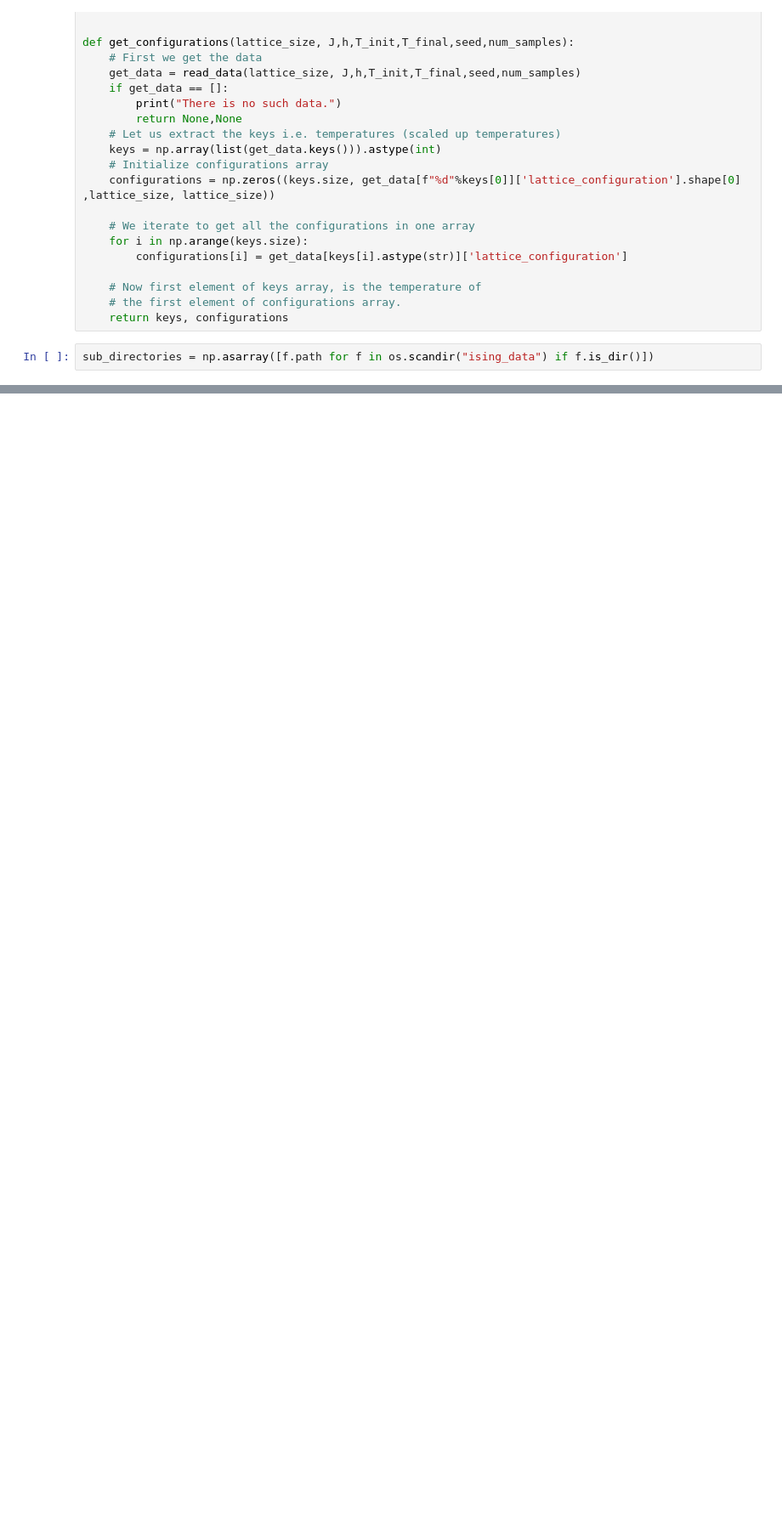
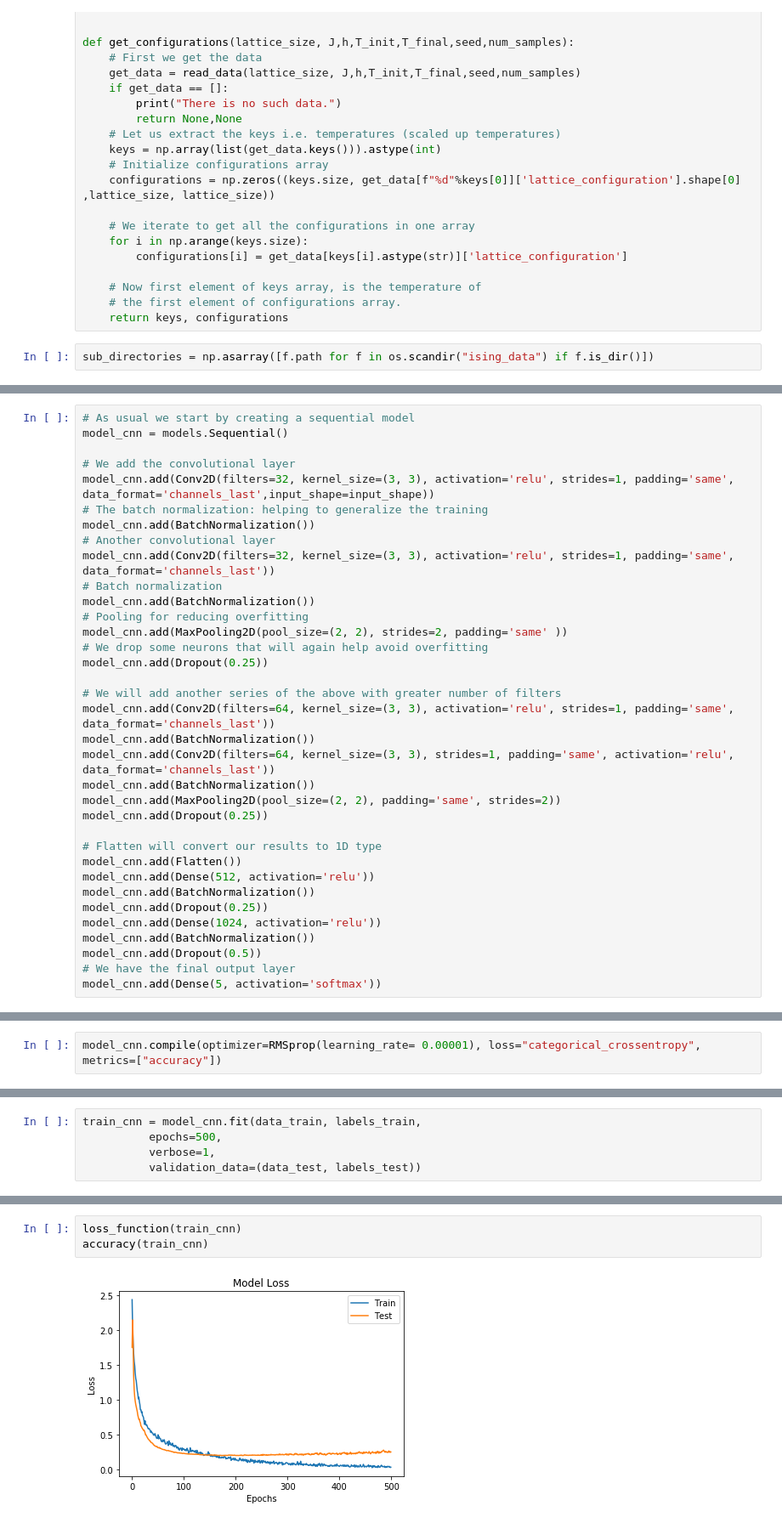
Before and after one commit to DisQS/MachineLearning-IsingModel2D, a Jupyter notebook: MachineLearning-IsingModel2D_Neural_Net.ipynb, the cells around one changed output, grey strips where cells are left out. Shown at 85% size. Cells and saved outputs as stored; diff of their text form; blank space fills up the shorter version.

```diff
--- a/MachineLearning-IsingModel2D_Neural_Net.ipynb
+++ b/MachineLearning-IsingModel2D_Neural_Net.ipynb
@@ -132,0 +234,35 @@ configurations.shape
+# %%
+# As usual we start by creating a sequential model
+model_cnn = models.Sequential()
+
+# We add the convolutional layer
+model_cnn.add(Conv2D(filters=32, kernel_size=(3, 3), activation='relu', strides=1, padding='same', data_format='channels_last',input_shape=input_shape))
+# The batch normalization: helping to generalize the training
+model_cnn.add(BatchNormalization())
+# Another convolutional layer
+model_cnn.add(Conv2D(filters=32, kernel_size=(3, 3), activation='relu', strides=1, padding='same', data_format='channels_last'))
+# Batch normalization
+model_cnn.add(BatchNormalization())
+# Pooling for reducing overfitting
+model_cnn.add(MaxPooling2D(pool_size=(2, 2), strides=2, padding='same' ))
+# We drop some neurons that will again help avoid overfitting
+model_cnn.add(Dropout(0.25))
+
+# We will add another series of the above with greater number of filters
+model_cnn.add(Conv2D(filters=64, kernel_size=(3, 3), activation='relu', strides=1, padding='same', data_format='channels_last'))
+model_cnn.add(BatchNormalization())
+model_cnn.add(Conv2D(filters=64, kernel_size=(3, 3), strides=1, padding='same', activation='relu', data_format='channels_last'))
+model_cnn.add(BatchNormalization())
+model_cnn.add(MaxPooling2D(pool_size=(2, 2), padding='same', strides=2))
+model_cnn.add(Dropout(0.25))
+
+# Flatten will convert our results to 1D type
+model_cnn.add(Flatten())
+model_cnn.add(Dense(512, activation='relu'))
+model_cnn.add(BatchNormalization())
+model_cnn.add(Dropout(0.25))
+model_cnn.add(Dense(1024, activation='relu'))
+model_cnn.add(BatchNormalization())
+model_cnn.add(Dropout(0.5))
+# We have the final output layer
+model_cnn.add(Dense(5, activation='softmax'))
@@ -132,0 +273,2 @@ configurations.shape
+# %%
+model_cnn.compile(optimizer=RMSprop(learning_rate= 0.00001), loss="categorical_crossentropy", metrics=["accuracy"])
@@ -132,0 +295,5 @@ configurations.shape
+# %%
+train_cnn = model_cnn.fit(data_train, labels_train,
+          epochs=500,
+          verbose=1,
+          validation_data=(data_test, labels_test))
@@ -132,0 +330,5 @@ configurations.shape
+# %%
+loss_function(train_cnn)
+accuracy(train_cnn)
+# %% [output]
+[figure, added]
```
Also changed, not shown: parts of 31 cells of this notebook, 2 other files.
